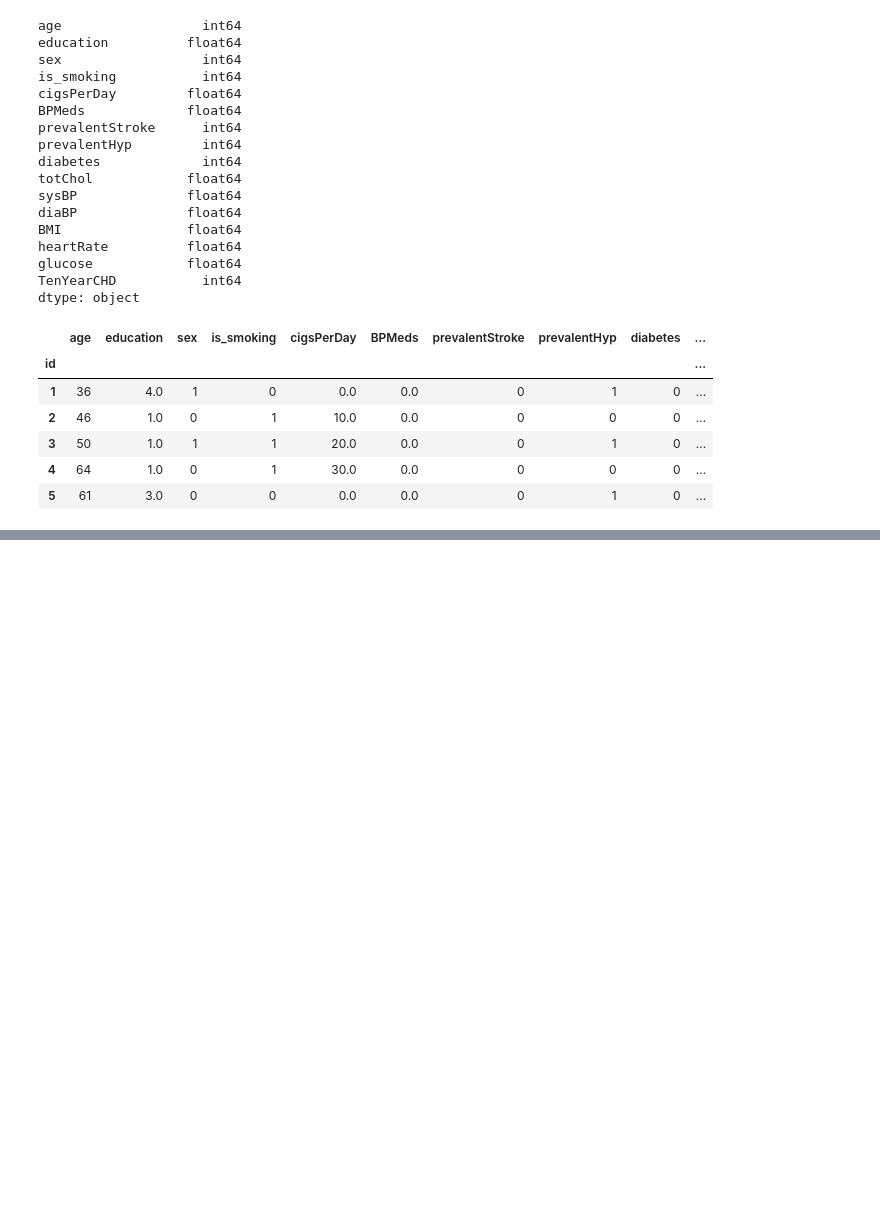
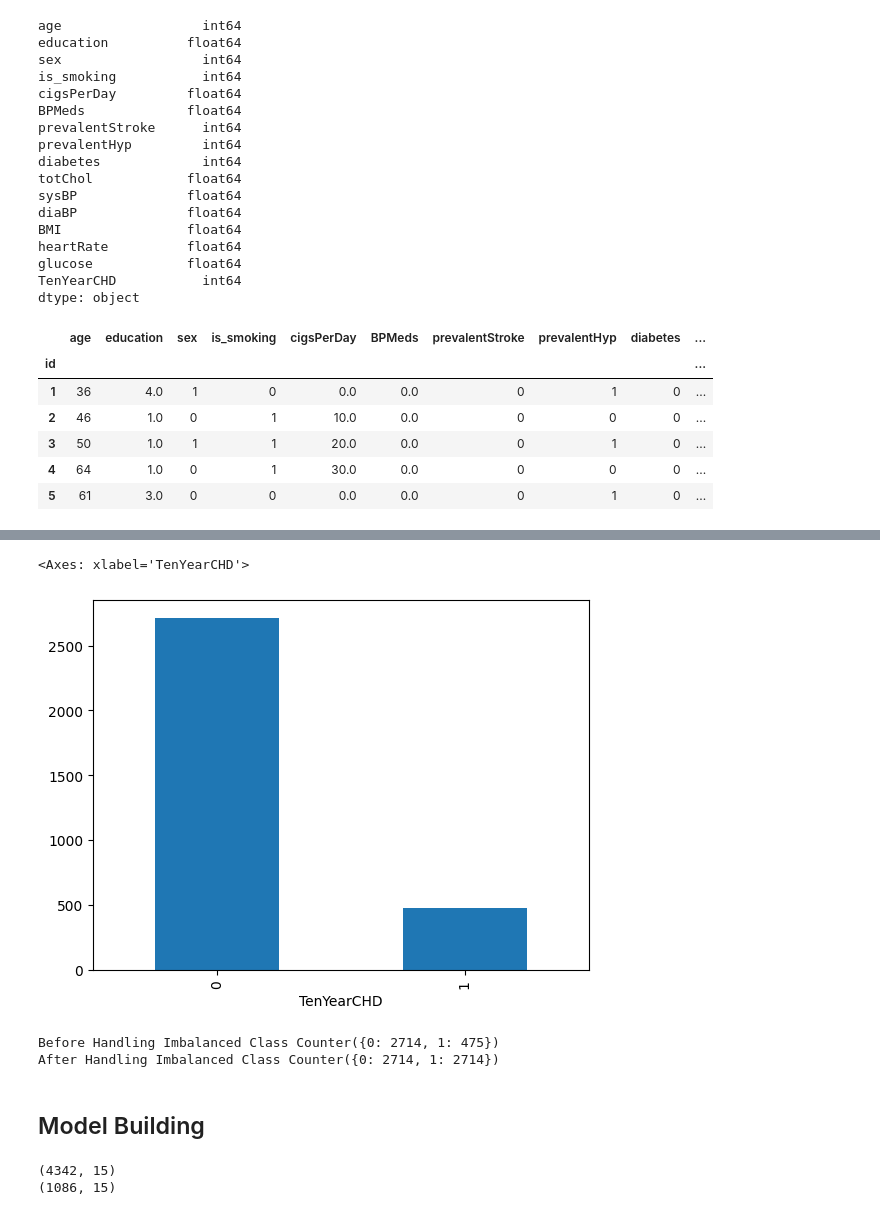
Before and after one commit to stoicsapien1/HeartSafe-Evaluating-CHD-Risk, a Jupyter notebook: HeartSafe Notebook.ipynb, the cells around one changed output, grey strips where cells are left out. Drawn from its saved outputs; the diff is of its cells as text; code cells hidden in the pictures; blank space fills up the shorter version.

```diff
--- a/HeartSafe Notebook.ipynb
+++ b/HeartSafe Notebook.ipynb
@@ -411,0 +487,29 @@ df.head()
+# %%
+#Handling Imbalance Target variable
+df["TenYearCHD"].value_counts().plot(kind="bar")
+# %% [output]
+<Axes: xlabel='TenYearCHD'>
+[figure, added]
+# %%
+#SMOTE implementation
+from collections import Counter
+from imblearn.over_sampling import SMOTE
+
+print(f'Before Handling Imbalanced Class {Counter(y)}')
+smote=SMOTE(random_state=42)
+
+X,y=smote.fit_resample(X,y)
+print(f'After Handling Imbalanced Class {Counter(y)}')
+# %% [output]
+Before Handling Imbalanced Class Counter({0: 2714, 1: 475})
+After Handling Imbalanced Class Counter({0: 2714, 1: 2714})
+# %% [markdown]
+## Model Building
+# %%
+X_train,X_test,y_train,y_test=train_test_split(X,y,test_size=0.2,random_state=33)
+
+print(X_train.shape)
+print(X_test.shape)
+# %% [output]
+(4342, 15)
+(1086, 15)
```
Also changed, not shown: parts of 21 cells of this notebook.
